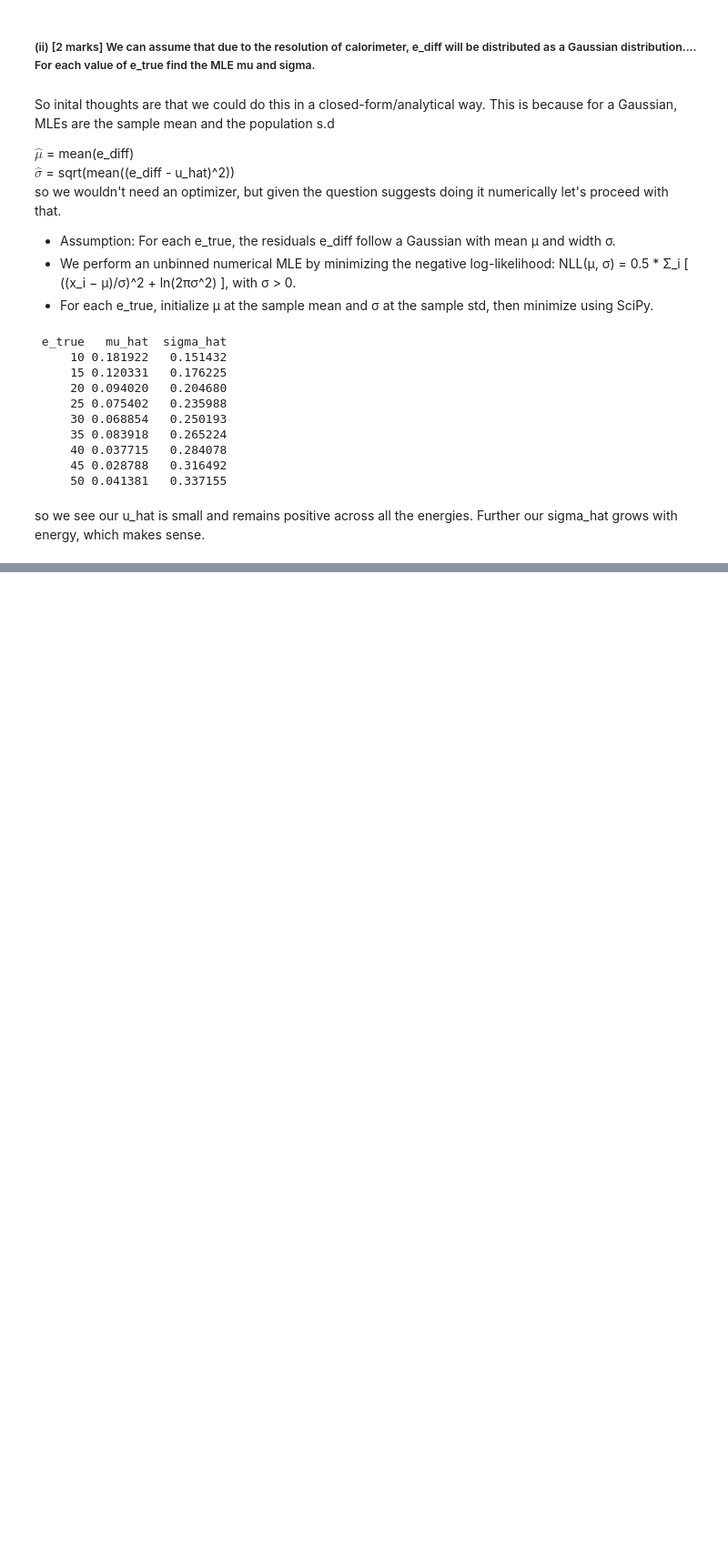
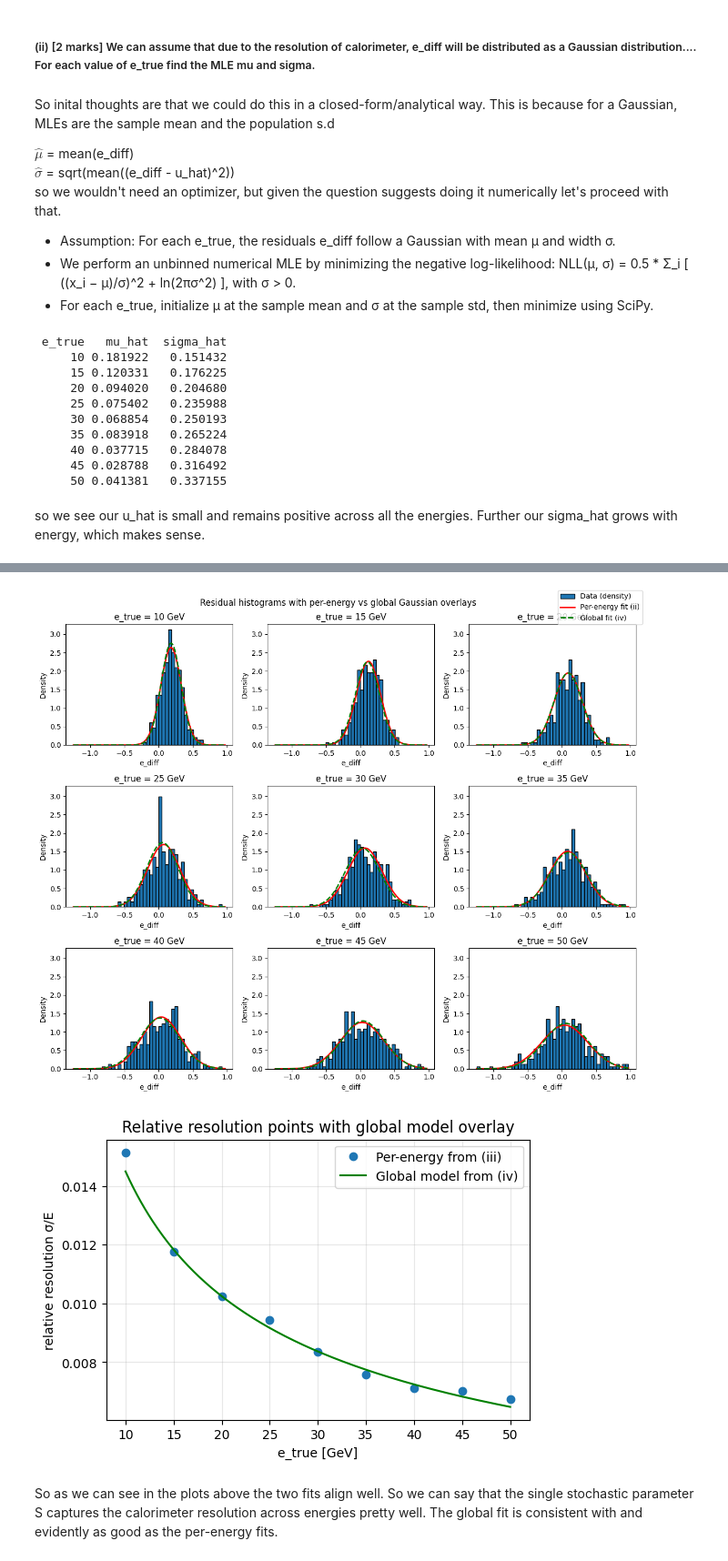
Before and after one commit to IlKoKaIl/Imperial-work, a Jupyter notebook: Statistical Methods/Assignments/A2/submission.ipynb, the cells around one changed output, grey strips where cells are left out. Shown at 91% size. Cells and saved outputs as stored; diff of their text form; code cells hidden in the pictures; blank space fills up the shorter version.

```diff
--- a/Statistical Methods/Assignments/A2/submission.ipynb
+++ b/Statistical Methods/Assignments/A2/submission.ipynb
@@ -143,0 +242,68 @@ plt.show()
+# %%
+# 1.1 (vi) – Overlay global fit (part iv) with per-energy fits (part iii)
+
+# Extract global parameters from part (iv)
+S_hat = np.exp(res.x[0])
+mus_global = res.x[1:]                 # one μ_E per energy, same order as the energies list we used before
+mu_g_map = {E: mu for E, mu in zip(energies, mus_global)}
+
+# Common x-range and bins (Doing it with the FD way again with iqr etc..)
+gmin, gmax = df_data['e_diff'].min(), df_data['e_diff'].max()
+q25, q75 = np.percentile(df_data['e_diff'], [25, 75])
+iqr = q75 - q25
+n = len(df_data)
+h = 2 * iqr * (n ** (-1/3))
+nbins = 50 if h <= 0 else max(int(np.ceil((gmax - gmin) / h)), 10)
+bins = np.linspace(gmin, gmax, nbins)
+x_plot = np.linspace(gmin, gmax, 400)
+
+# A) Histograms with two overlays, per-energy (ii) and global model (iv)
+fig, axes = plt.subplots(3, 3, figsize=(12, 10), sharex=True, sharey=True)
+for ax, E in zip(axes.flat, energies):
+    diffs = df_data.loc[df_data['e_true'] == E, 'e_diff'].values
+
+    # Per-energy from part (ii)
+    row = summary_mle.loc[summary_mle['e_true'] == E].iloc[0]
+    mu_ind, sig_ind = row['mu_hat'], row['sigma_hat']
+
+    # Global model from part (iv)
+    mu_glob = mu_g_map[E]
+    sig_glob = S_hat * np.sqrt(E)
+
+    # Histogram
+    ax.hist(diffs, bins=bins, density=True, edgecolor='black', label='Data (density)')
+
+    # Overlays
+    ax.plot(x_plot, norm.pdf(x_plot, loc=mu_ind,  scale=sig_ind),  color='red', lw=2, label='Per-energy fit (ii)')
+    ax.plot(x_plot, norm.pdf(x_plot, loc=mu_glob, scale=sig_glob), color='green', lw=2, ls='--', label='Global fit (iv)')
+
+    ax.set_title(f"e_true = {E} GeV")
+    ax.set_xlabel("e_diff")
+    ax.set_ylabel("Density")
+    ax.tick_params(labelbottom=True, labelleft=True)
+
+# All the legends
+handles, labels = axes.flat[0].get_legend_handles_labels()
+fig.legend(handles, labels, loc='upper right')
+fig.suptitle("Residual histograms with per-energy vs global Gaussian overlays")
+plt.tight_layout()
+plt.show()
+
+# B) Plotting the curve from part (iii) overlayed
+plt.figure(figsize=(6,4))
+Epts = np.array(energies, float)
+plt.plot(summary_mle['e_true'], summary_mle['sigma_hat'] / summary_mle['e_true'], 'o', label='Per-energy from (iii)')
+Egrid = np.linspace(Epts.min(), Epts.max(), 300)
+plt.plot(Egrid, S_hat / np.sqrt(Egrid), '-', color='green', label='Global model from (iv)')
+
+plt.xlabel("e_true [GeV]")
+plt.ylabel("relative resolution σ/E")
+plt.title("Relative resolution points with global model overlay")
+plt.grid(True, alpha=0.3)
+plt.legend()
+plt.show()
+# %% [output]
+[figure, added]
+[figure, added]
+# %% [markdown]
+So as we can see in the plots above the two fits align well. So we can say that the single stochastic parameter S captures the calorimeter resolution across energies pretty well. The global fit is consistent with and evidently as good as the per-energy fits.
```
Also changed, not shown: parts of 8 cells of this notebook, 2 other files.
